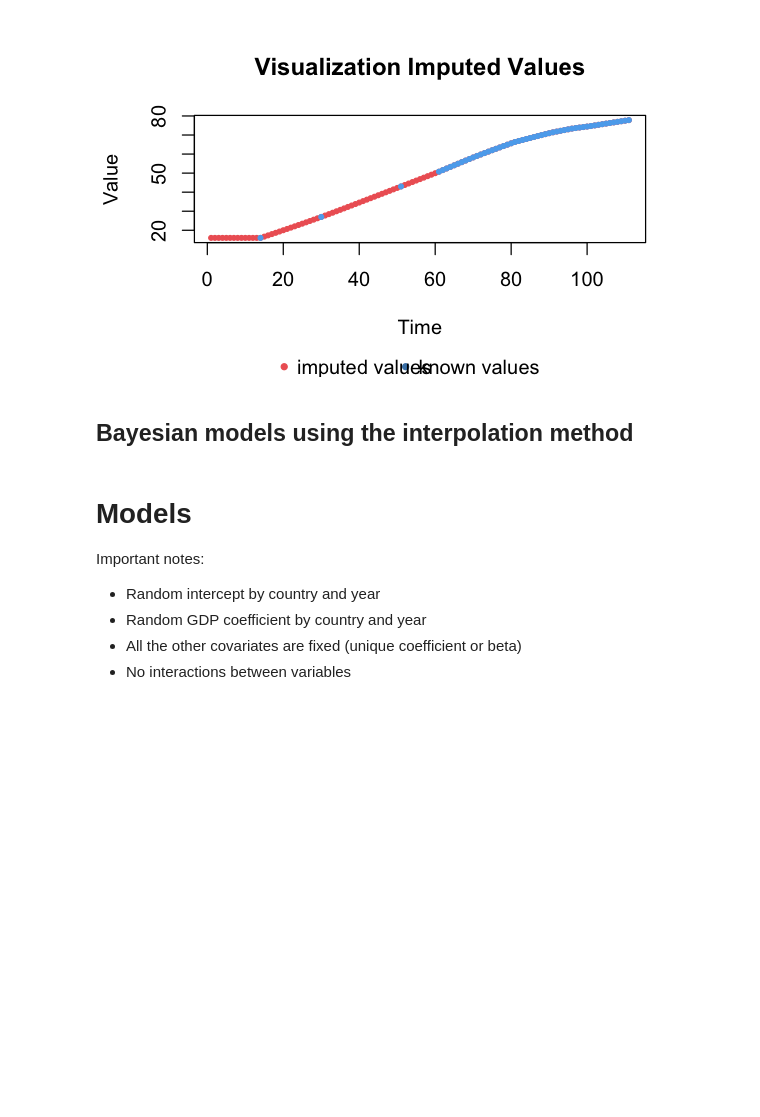
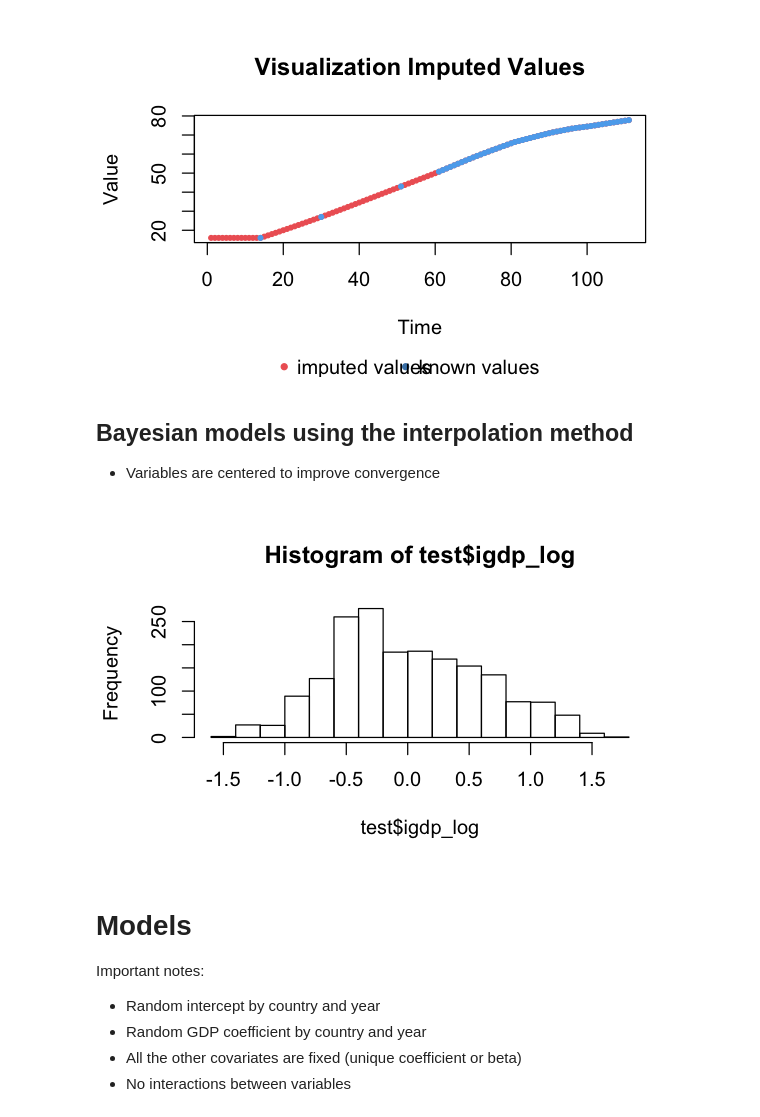
Before and after one commit to sdaza/lambda, a Jupyter notebook: notebooks/stacking_covariates.ipynb, the cells around one changed output. Drawn from its saved outputs; the diff is of its cells as text; code cells hidden in the pictures; blank space fills up the shorter version.

```diff
--- a/notebooks/stacking_covariates.ipynb
+++ b/notebooks/stacking_covariates.ipynb
@@ -150,5 +166,7 @@ plotNA.imputations(test[ctry==country, variable, with=FALSE][[1]],
 [figure]
 # %% [markdown]
 ## Bayesian models using the interpolation method
+
+- Variables are centered to improve convergence
 # %%
 test[, igdp_log := scale(log(igdp_pc), scale=FALSE, center=TRUE)]
@@ -155,5 +174,9 @@ test[, igdp_log := scale(log(igdp_pc), scale=FALSE, center=TRUE)]
 test[, iurban_log := scale(log(iurban), scale=FALSE, center=TRUE)]
 test[, ilit_log := scale(log(ilit), scale=FALSE, center=TRUE)]
+# %%
+hist(test$igdp_log)
+# %% [output]
+[figure, added]
 # %%
 # lag variables and fitering
 setorder(test, ctry, year)
```
Also changed, not shown: parts of 41 cells of this notebook, 28 other files.
